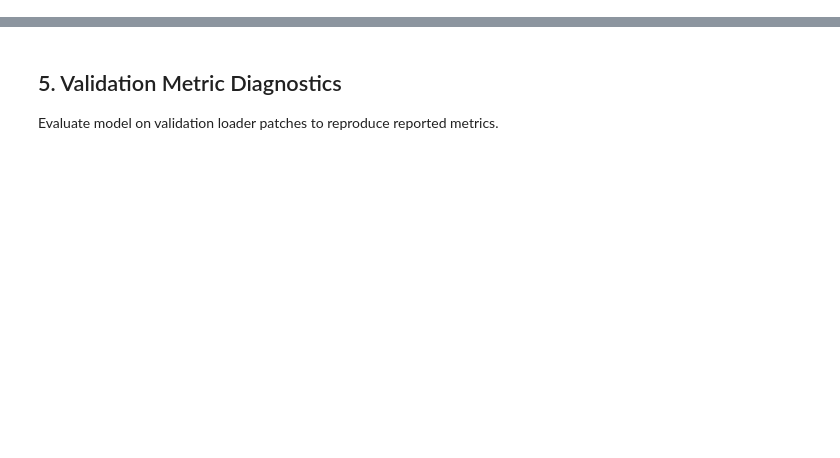
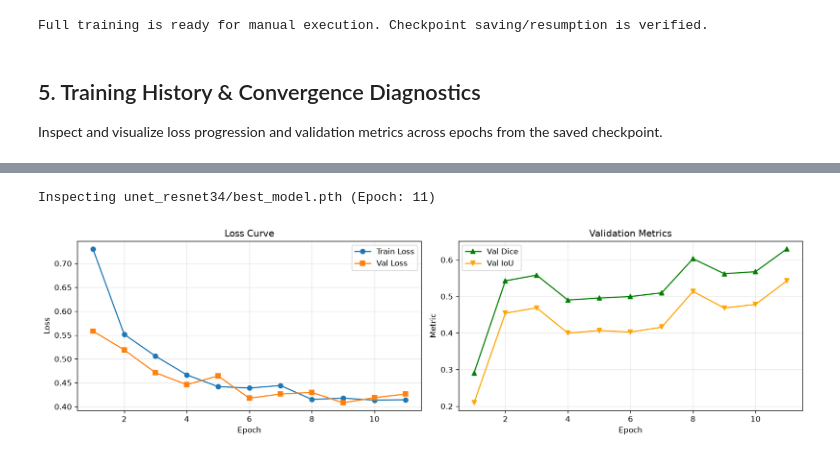
Before and after one commit to Crazyrenan/filament-kaggle, a Jupyter notebook: notebooks/02_training.ipynb, the cells around one changed output, grey strips where cells are left out. Saved outputs shown, nothing was run; the diff lists cells and outputs as text; code cells hidden in the pictures; blank space fills up the shorter version.

```diff
--- a/notebooks/02_training.ipynb
+++ b/notebooks/02_training.ipynb
@@ -65,8 +81 @@ print(f'Physical images: {len(train_dataset)}; Train: {len(train_subset)}; Valid
-# %%
-train_loader = DataLoader(train_subset, batch_size=4, shuffle=True, num_workers=0)
-val_loader = DataLoader(val_subset, batch_size=4, shuffle=False, num_workers=0)
-print(f'Train DataLoader: {len(train_loader)} batches; Val DataLoader: {len(val_loader)} batches')
-
-batch = next(iter(train_loader))
-print(f'Sample batch image shape: {tuple(batch["image"].shape)}, range: [{batch["image"].min():.2f}, {batch["image"].max():.2f}]')
 # %% [markdown]
@@ -84,28 +130,55 @@ Load `checkpoints/unet_resnet34/best_model.pth` and display training and validat
+# %%
+RUN_FULL_TRAINING = False  # Set to True when ready to execute full 30-epoch training run
+
+if RUN_FULL_TRAINING:
+    print('Starting U-Net ResNet34 v2 training run...')
+    train_result = train_v2_model(
+        config=config,
+        train_loader=train_loader,
+        val_loader=val_loader,
+        val_dataset=val_dataset,
+        val_indices=val_indices,
+        device=device,
+        resume=True,
+        smoke_test=False,
+    )
+    print('Training completed!')
+    print('Best checkpoint:', train_result['best_checkpoint'])
+else:
+    print('Full training is ready for manual execution. Checkpoint saving/resumption is verified.')
+# %% [output]
+Full training is ready for manual execution. Checkpoint saving/resumption is verified.
+# %% [markdown]
+## 5. Training History & Convergence Diagnostics
+
+Inspect and visualize loss progression and validation metrics across epochs from the saved checkpoint.
 # %%
-ckpt_path = project_root / 'checkpoints' / 'unet_resnet34' / 'best_model.pth'
-ckpt = load_checkpoint(ckpt_path, model, map_location=device)
-print(f'Loaded checkpoint from epoch: {ckpt.get("epoch")}, Best Val Dice: {ckpt.get("best_val_dice"):.4f}')
+v2_ckpt_path = project_root / 'checkpoints' / 'unet_resnet34_v2' / 'best_model.pth'
+ckpt_to_inspect = v2_ckpt_path if v2_ckpt_path.is_file() else project_root / 'checkpoints' / 'unet_resnet34' / 'best_model.pth'
+
+ckpt = load_checkpoint(ckpt_to_inspect, model, map_location=device)
+print(f'Inspecting {ckpt_to_inspect.parent.name}/{ckpt_to_inspect.name} (Epoch: {ckpt.get("epoch")})')
 
 history = ckpt.get('history', [])
-if history:
+if history and 'train_loss' in history[0]:
     epochs = [h['epoch'] for h in history]
+    train_losses = [h['train_loss'] for h in history]
+    val_losses = [h['val_loss'] for h in history]
     val_dices = [h['val_dice'] for h in history]
     val_ious = [h['val_iou'] for h in history]
-    train_losses = [h['train_loss'] for h in history]
-    val_losses = [h['val_loss'] for h in history]
 
     fig, (ax1, ax2) = plt.subplots(1, 2, figsize=(14, 4), dpi=120)
     ax1.plot(epochs, train_losses, label='Train Loss', marker='o')
     ax1.plot(epochs, val_losses, label='Val Loss', marker='s')
-    ax1.set(xlabel='Epoch', ylabel='Loss', title='Loss History')
+    ax1.set(xlabel='Epoch', ylabel='Loss', title='Loss Curve')
     ax1.legend()
     ax1.grid(alpha=0.3)
 
     ax2.plot(epochs, val_dices, label='Val Dice', marker='^', color='green')
     ax2.plot(epochs, val_ious, label='Val IoU', marker='v', color='orange')
-    ax2.axvline(11, color='red', linestyle='--', label='Best Checkpoint (Epoch 11)')
-    ax2.set(xlabel='Epoch', ylabel='Score', title='Validation Metrics')
+    ax2.set(xlabel='Epoch', ylabel='Metric', title='Validation Metrics')
     ax2.legend()
     ax2.grid(alpha=0.3)
     plt.tight_layout()
     plt.show()
+# %% [output]
@@ -112,4 +186,2 @@ if history:
+Inspecting unet_resnet34/best_model.pth (Epoch: 11)
+[figure, added]
-# %% [markdown]
-## 5. Validation Metric Diagnostics
-
-Evaluate model on validation loader patches to reproduce reported metrics.
```
Also changed, not shown: parts of 17 cells of this notebook, 4 other files.
